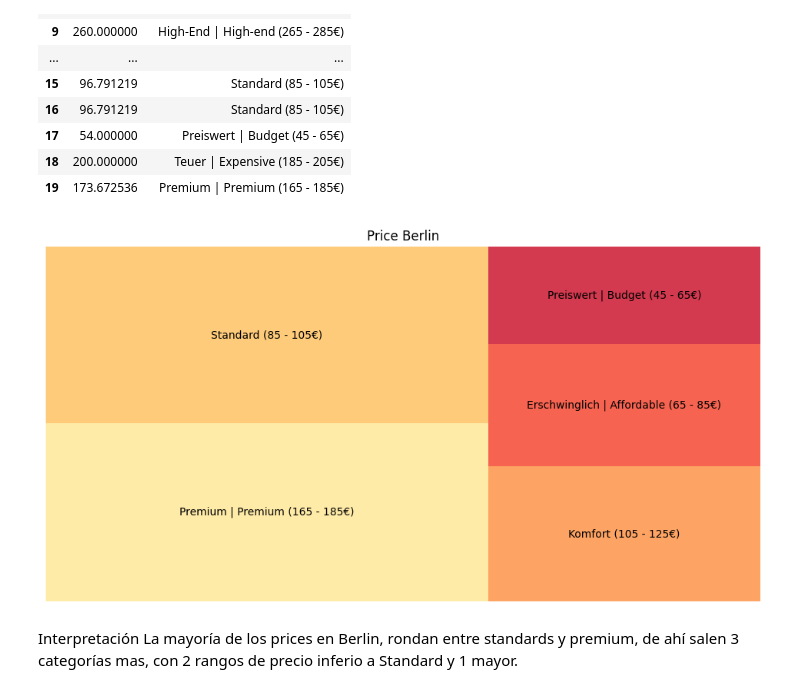
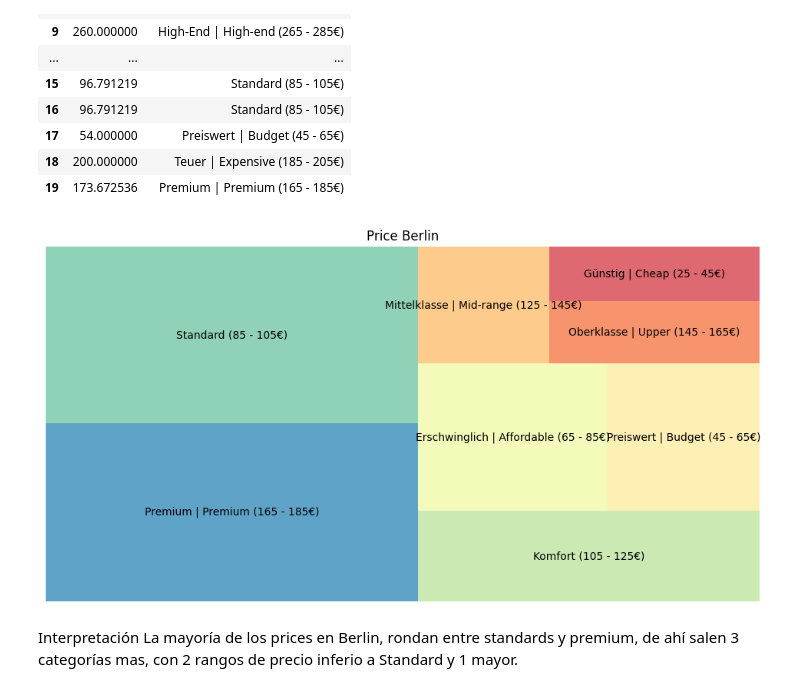
Before and after one commit to Raydays55/Actividad-5, a Jupyter notebook: Act5.ipynb, the cells around one changed output. Saved outputs shown, nothing was run; the diff lists cells and outputs as text; code cells hidden in the pictures.

```diff
--- a/Act5.ipynb
+++ b/Act5.ipynb
@@ -884,18 +884,18 @@ Ancho del intervalo:  19.885991462446373
 # %%
 # Análisis univariado price
 Tabla_freq_price = df_extrac['price_cat'].value_counts().reset_index()
 Tabla_freq_price.columns = ['price_cat','count']
 
-Filtro_price = Tabla_freq_price[Tabla_freq_price['count'] > 1].head(5)
+Filtro_price = Tabla_freq_price[Tabla_freq_price['count'] > 1].head(8)
 
 # Treemap
 plt.figure(figsize=(12,6))
-squarify.plot(sizes=Filtro_price['count'], label=Filtro_price['price_cat'], alpha=0.8, color=sns.color_palette("YlOrRd", len(Filtro_price)))
+squarify.plot(sizes=Filtro_price['count'], label=Filtro_price['price_cat'], alpha=0.8, color=sns.color_palette("Spectral_r", len(Filtro_price)))
 plt.title('Price Berlin')
 plt.axis('off')
 plt.show()
 # %% [output]
-[figure, old version]
+[figure, new version]
 # %% [markdown]
 Interpretación
 La mayoría de los prices en Berlin, rondan entre standards y premium, de ahí salen 3 categorías mas, con 2 rangos de precio inferio a Standard y 1 mayor.
```
Also changed, not shown: parts of 5 cells of this notebook.
